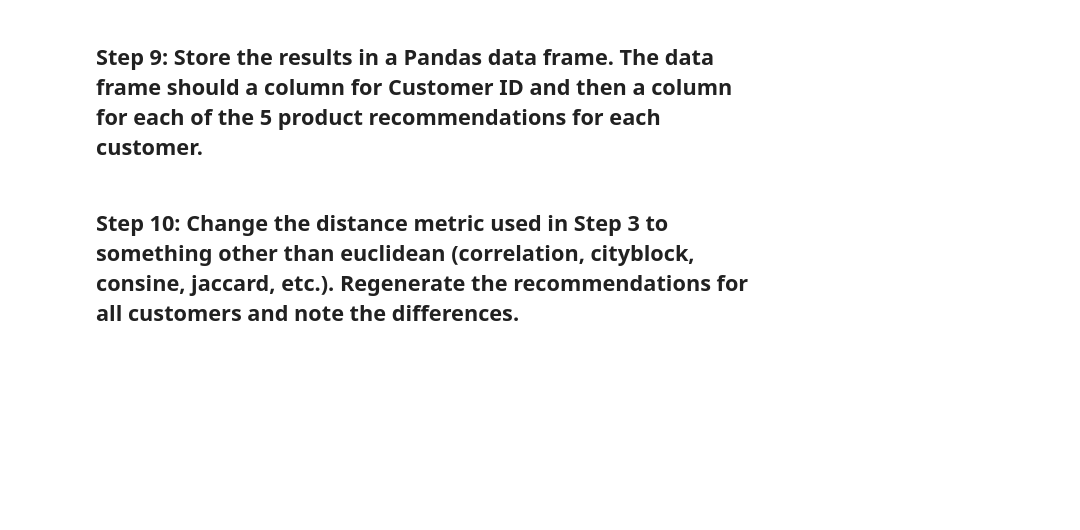
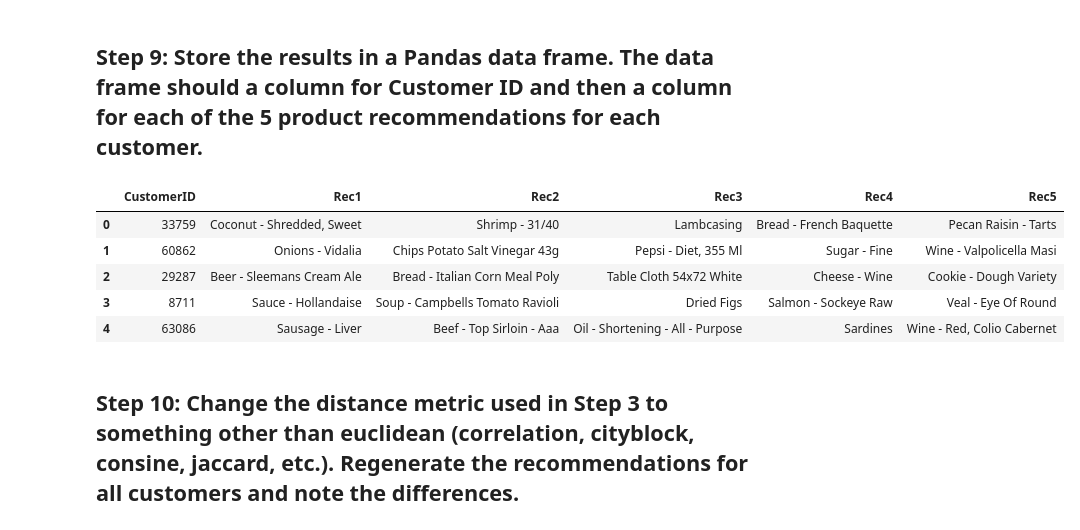
Before and after one commit to ta-datapt-bcn/lab-intro-recommender-systems, a Jupyter notebook: your-code/main.ipynb, the cells around one changed output. Cells and saved outputs as stored; diff of their text form; code cells hidden in the pictures; blank space fills up the shorter version.

```diff
--- a/your-code/main.ipynb
+++ b/your-code/main.ipynb
@@ -26,2 +111,5 @@ The rows of the matrix should represent the products, the columns should represe
 # %% [markdown]
 ## Step 5: From the data frame you created in Step 1, select the records for the list of similar CustomerIDs you obtained in Step 4.
+# %%
+s5 = s1.loc[s1.CustomerID.isin(list(similarities.index))]
+s5.head()
@@ -29,3 +124,6 @@ The rows of the matrix should represent the products, the columns should represe
 ## Step 6: Aggregate those customer purchase records by ProductName, sum the Quantity field, and then rank them in descending order by quantity.
 
 This will give you the total number of each product purchased by the 5 most similar customers to the customer you selected in order from most purchased to least.
+# %%
+s6 = s5[['ProductName', 'Quantity']].groupby('ProductName', as_index=False).agg('sum').sort_values(by='Quantity', ascending=False).reset_index()
+s6.head()
@@ -35,3 +140,10 @@ This will give you the total number of each product purchased by the 5 most simi
 - Merge the ranked products data frame with the customer product matrix on the ProductName field.
 - Filter for records where the chosen customer has not purchased the product.
 - Show the top 5 results.
+# %%
+# List of already bought products
+bought = list(data.ProductName.loc[(data.CustomerID == 412)])
+
+# Filtering the dataframe by products that are not in the list
+s7 = s6.loc[~s6.ProductName.isin(bought)]
+s7.head()
@@ -41,7 +168,28 @@ This will give you the total number of each product purchased by the 5 most simi
 - Create an empty dictionary that will hold the recommendations for all customers.
 - Create a list of unique CustomerIDs to iterate over.
 - Iterate over the customer list performing steps 4 through 7 for each and appending the results of each iteration to the dictionary you created.
+# %%
+recommendations = {}
+customers = list(data.CustomerID.value_counts().index)
+for i in customers:
+        similarities = distances[i].sort_values(ascending=False)[1:6]
+        s5 = s1.loc[s1.CustomerID.isin(list(similarities.index))]
+        s6 = s5[['ProductName', 'Quantity']].groupby('ProductName', as_index=False).agg('sum').sort_values(by='Quantity', ascending=False)
+        bought = list(data.ProductName.loc[(data.CustomerID == i)])
+        s7 = s6.loc[~s6.ProductName.isin(bought)]
+        recommendations[i] = list(s7.ProductName.head())
 # %% [markdown]
 ##  Step 9: Store the results in a Pandas data frame. The data frame should a column for Customer ID and then a column for each of the 5 product recommendations for each customer.
+# %%
+item_recs = pd.DataFrame.from_dict(recommendations, orient='index').reset_index()
+item_recs.columns = ['CustomerID', 'Rec1', 'Rec2', 'Rec3', 'Rec4', 'Rec5']
+item_recs.head()
+# %% [output]
+|  | CustomerID | Rec1 | Rec2 | Rec3 | Rec4 | Rec5 |
+| 0 | 33759 | Coconut - Shredded, Sweet | Shrimp - 31/40 | Lambcasing | Bread - French Baquette | Pecan Raisin - Tarts |
+| 1 | 60862 | Onions - Vidalia | Chips Potato Salt Vinegar 43g | Pepsi - Diet, 355 Ml | Sugar - Fine | Wine - Valpolicella Masi |
+| 2 | 29287 | Beer - Sleemans Cream Ale | Bread - Italian Corn Meal Poly | Table Cloth 54x72 White | Cheese - Wine | Cookie - Dough Variety |
+| 3 | 8711 | Sauce - Hollandaise | Soup - Campbells Tomato Ravioli | Dried Figs | Salmon - Sockeye Raw | Veal - Eye Of Round |
+| 4 | 63086 | Sausage - Liver | Beef - Top Sirloin - Aaa | Oil - Shortening - All - Purpose | Sardines | Wine - Red, Colio Cabernet |
 # %% [markdown]
 ## Step 10: Change the distance metric used in Step 3 to something other than euclidean (correlation, cityblock, consine, jaccard, etc.). Regenerate the recommendations for all customers and note the differences.
```
Also changed, not shown: parts of 22 cells of this notebook.
